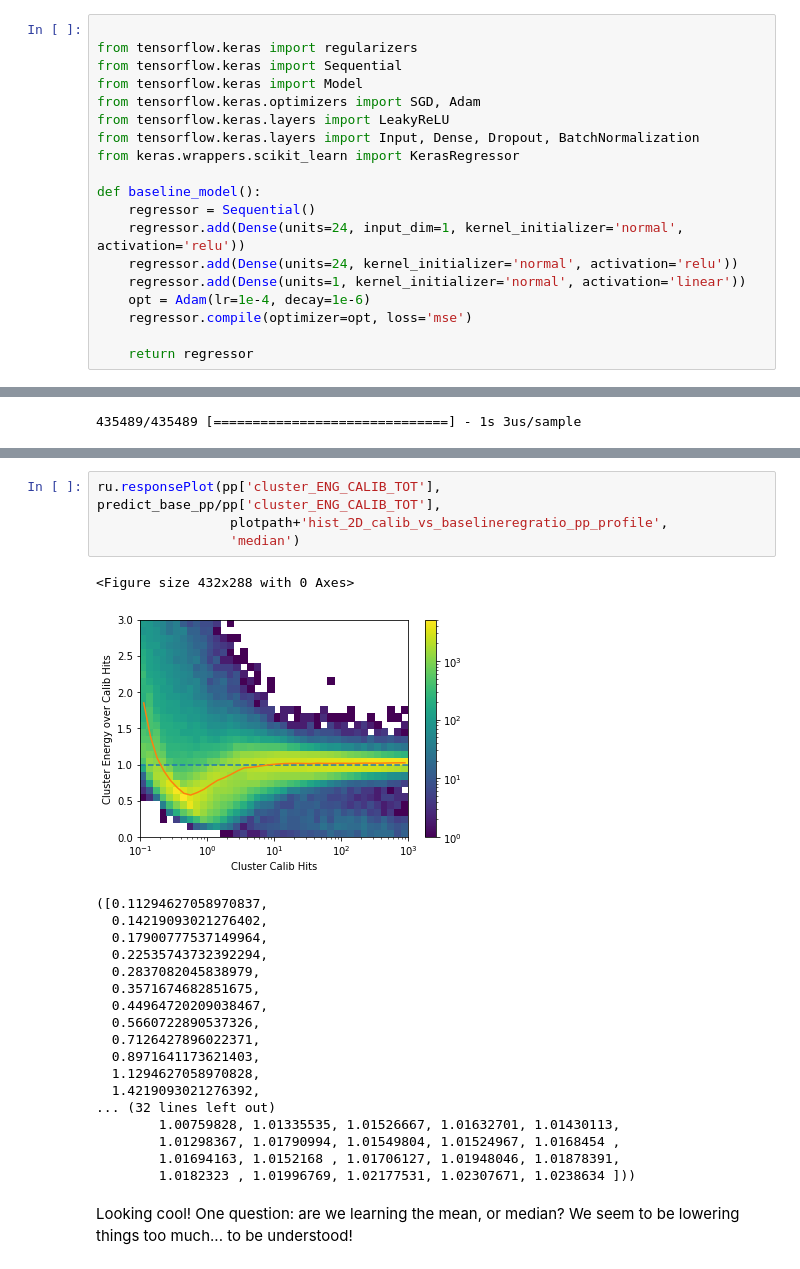
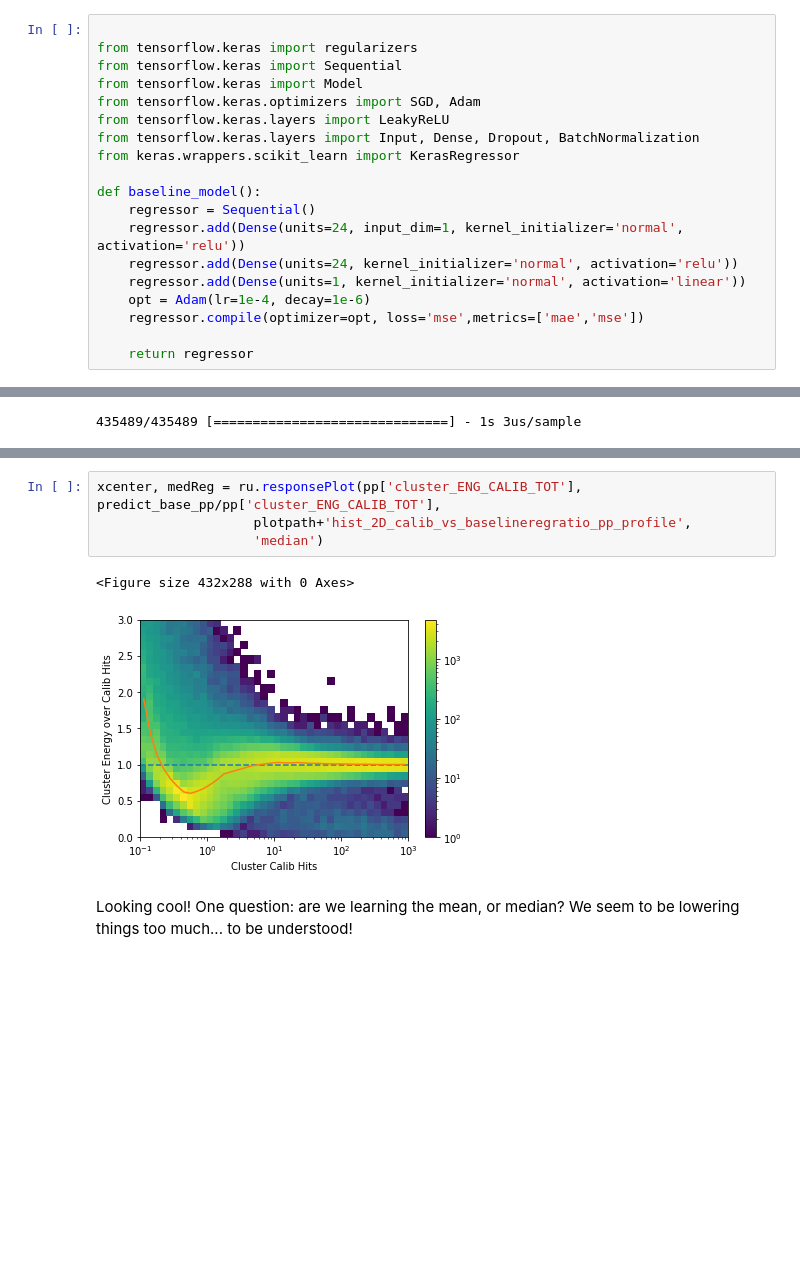
Before and after one commit to russbate42/UBCPionML, a Jupyter notebook: regression/TopClusterRegressionRewrite.ipynb, the cells around one changed output, grey strips where cells are left out. Saved outputs shown, nothing was run; the diff lists cells and outputs as text; blank space fills up the shorter version.

```diff
--- a/regression/TopClusterRegressionRewrite.ipynb
+++ b/regression/TopClusterRegressionRewrite.ipynb
@@ -243,6 +226,6 @@ def baseline_model():
     regressor.add(Dense(units=24, kernel_initializer='normal', activation='relu'))
     regressor.add(Dense(units=1, kernel_initializer='normal', activation='linear'))
     opt = Adam(lr=1e-4, decay=1e-6)
-    regressor.compile(optimizer=opt, loss='mse')
+    regressor.compile(optimizer=opt, loss='mse',metrics=['mae','mse'])
 
     return regressor
@@ -329,27 +307,10 @@ No handles with labels found to put in legend.
 # %%
-ru.responsePlot(pp['cluster_ENG_CALIB_TOT'], predict_base_pp/pp['cluster_ENG_CALIB_TOT'],
-                 plotpath+'hist_2D_calib_vs_baselineregratio_pp_profile',
-                 'median')
+xcenter, medReg = ru.responsePlot(pp['cluster_ENG_CALIB_TOT'], predict_base_pp/pp['cluster_ENG_CALIB_TOT'],
+                    plotpath+'hist_2D_calib_vs_baselineregratio_pp_profile',
+                    'median')
 # %% [output]
 <Figure size 432x288 with 0 Axes>
-[figure, old version]
+[figure, new version]
-([0.11294627058970837,
-  0.14219093021276402,
-  0.17900777537149964,
-  0.22535743732392294,
-  0.2837082045838979,
-  0.3571674682851675,
-  0.44964720209038467,
-  0.5660722890537326,
-  0.7126427896022371,
-  0.8971641173621403,
-  1.1294627058970828,
-  1.4219093021276392,
-... (32 lines left out)
-        1.00759828, 1.01335535, 1.01526667, 1.01632701, 1.01430113,
-        1.01298367, 1.01790994, 1.01549804, 1.01524967, 1.0168454 ,
-        1.01694163, 1.0152168 , 1.01706127, 1.01948046, 1.01878391,
-        1.0182323 , 1.01996769, 1.02177531, 1.02307671, 1.0238634 ]))
 # %% [markdown]
 Looking cool! One question: are we learning the mean, or median? We seem to be lowering things too much... to be understood!
 # %%
```
Also changed, not shown: parts of 25 cells of this notebook.
